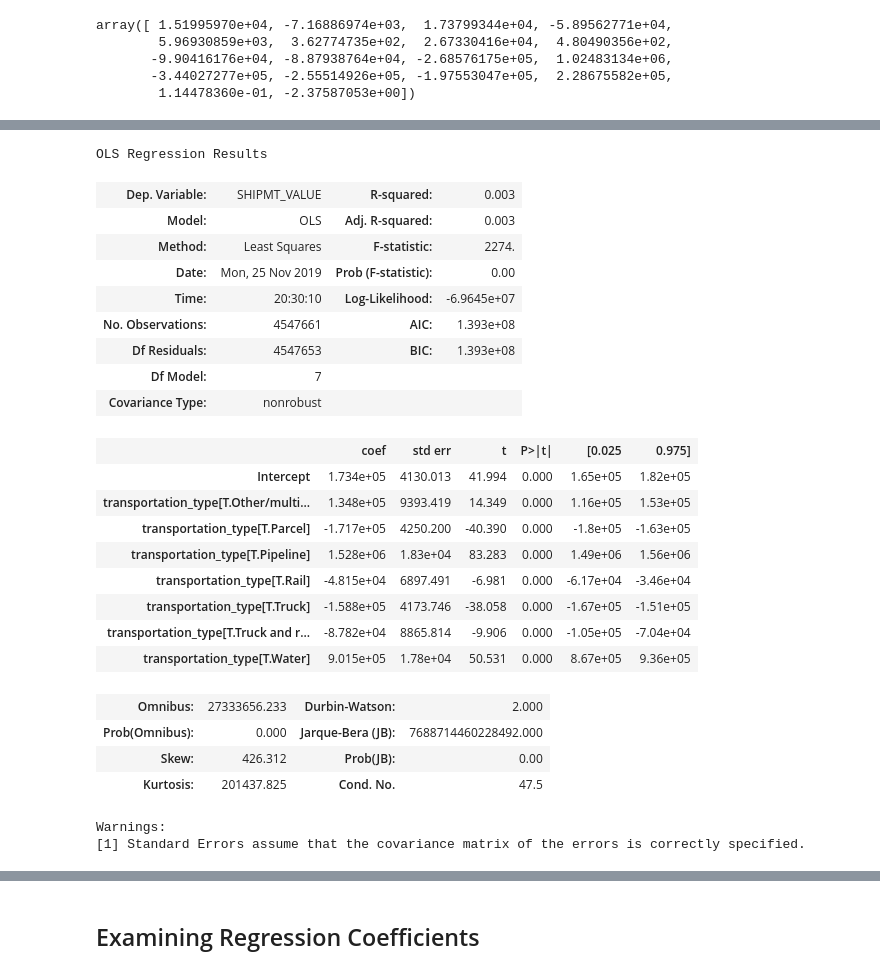
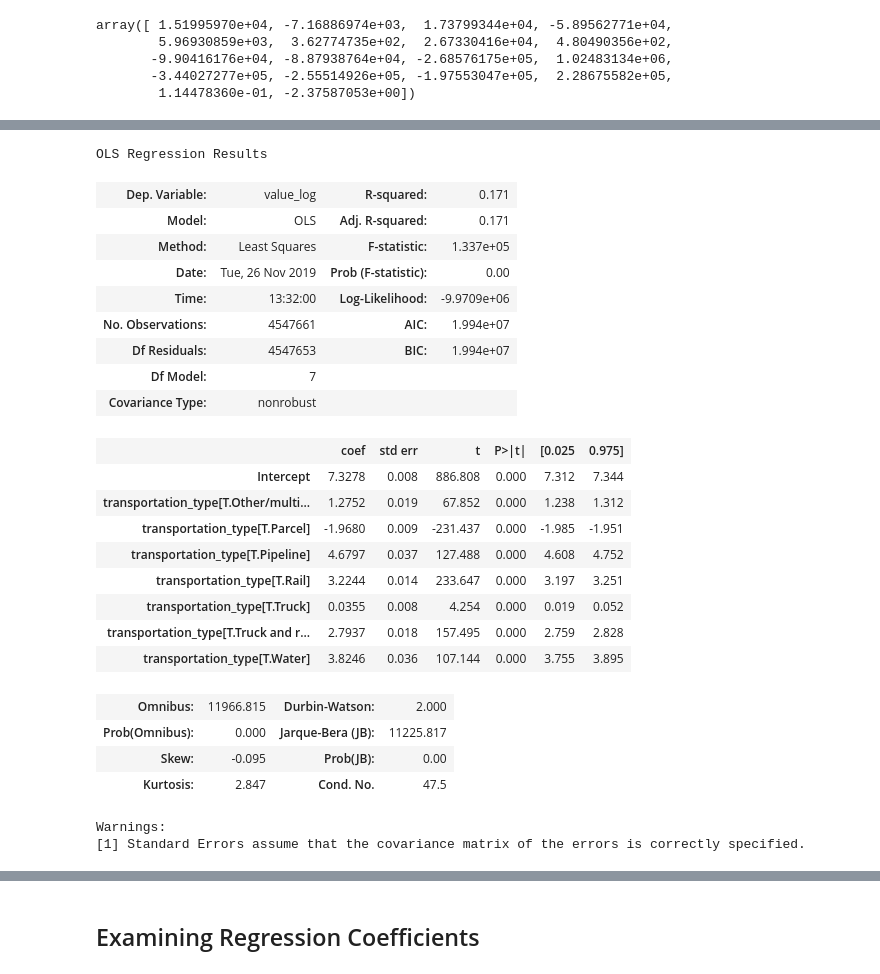
Before and after one commit to michaeleby1/commodity-flow-survey-regression, a Jupyter notebook: wip_michael.ipynb, the cells around one changed output, grey strips where cells are left out. Drawn from its saved outputs; the diff is of its cells as text; code cells hidden in the pictures.

Commit message:
log transformations on continuous variables, anova on categorical and regression on continuous and categorical

```diff
--- a/wip_michael.ipynb
+++ b/wip_michael.ipynb
@@ -11,5 +16,5 @@ from sklearn.linear_model import Lasso, Ridge, LinearRegression
 # %%
-data = pd.read_csv('cfs_2012_pumf_csv.txt')
-print(data.shape)
+# data = pd.read_csv('cfs_2012_pumf_csv.txt')
+# print(data.shape)
 data.head()
 # %% [output]
@@ -118,3 +152,8 @@ data.groupby('transportation_type').agg({'SHIPMT_VALUE': 'mean'})
 | Truck | 1.459159e+04 |
 | Truck and rail | 8.561352e+04 |
 | Water | 1.074966e+06 |
+# %%
+## log transform shipment value
+
+data['value_log'] = data['SHIPMT_VALUE'].map(lambda x: np.log(x))
+data.groupby('transportation_type').agg({'value_log': 'mean'})
@@ -150,32 +293,34 @@ array([ 1.51995970e+04, -7.16886974e+03,  1.73799344e+04, -5.89562771e+04,
 # %%
+## same anova with log values
+
 from statsmodels.formula.api import ols
 import statsmodels.api as sm
-# why can we use ols in this case?
-anova = ols('SHIPMT_VALUE~transportation_type',data=data).fit()
+
+anova = ols('value_log~transportation_type',data=data).fit()
 anova.summary()
 # %% [output]
 OLS Regression Results
-| Dep. Variable: | SHIPMT_VALUE | R-squared: | 0.003 |
-| Model: | OLS | Adj. R-squared: | 0.003 |
-| Method: | Least Squares | F-statistic: | 2274. |
-| Date: | Mon, 25 Nov 2019 | Prob (F-statistic): | 0.00 |
-| Time: | 20:30:10 | Log-Likelihood: | -6.9645e+07 |
-| No. Observations: | 4547661 | AIC: | 1.393e+08 |
-| Df Residuals: | 4547653 | BIC: | 1.393e+08 |
+| Dep. Variable: | value_log | R-squared: | 0.171 |
+| Model: | OLS | Adj. R-squared: | 0.171 |
+| Method: | Least Squares | F-statistic: | 1.337e+05 |
+| Date: | Tue, 26 Nov 2019 | Prob (F-statistic): | 0.00 |
+| Time: | 13:32:00 | Log-Likelihood: | -9.9709e+06 |
+| No. Observations: | 4547661 | AIC: | 1.994e+07 |
+| Df Residuals: | 4547653 | BIC: | 1.994e+07 |
 | Df Model: | 7 |  |  |
 | Covariance Type: | nonrobust |  |  |
 |  | coef | std err | t | P>|t| | [0.025 | 0.975] |
-| Intercept | 1.734e+05 | 4130.013 | 41.994 | 0.000 | 1.65e+05 | 1.82e+05 |
-| transportation_type[T.Other/multi... | 1.348e+05 | 9393.419 | 14.349 | 0.000 | 1.16e+05 | 1.53e+05 |
-| transportation_type[T.Parcel] | -1.717e+05 | 4250.200 | -40.390 | 0.000 | -1.8e+05 | -1.63e+05 |
-| transportation_type[T.Pipeline] | 1.528e+06 | 1.83e+04 | 83.283 | 0.000 | 1.49e+06 | 1.56e+06 |
-| transportation_type[T.Rail] | -4.815e+04 | 6897.491 | -6.981 | 0.000 | -6.17e+04 | -3.46e+04 |
-| transportation_type[T.Truck] | -1.588e+05 | 4173.746 | -38.058 | 0.000 | -1.67e+05 | -1.51e+05 |
-| transportation_type[T.Truck and r... | -8.782e+04 | 8865.814 | -9.906 | 0.000 | -1.05e+05 | -7.04e+04 |
-| transportation_type[T.Water] | 9.015e+05 | 1.78e+04 | 50.531 | 0.000 | 8.67e+05 | 9.36e+05 |
+| Intercept | 7.3278 | 0.008 | 886.808 | 0.000 | 7.312 | 7.344 |
+| transportation_type[T.Other/multi... | 1.2752 | 0.019 | 67.852 | 0.000 | 1.238 | 1.312 |
+| transportation_type[T.Parcel] | -1.9680 | 0.009 | -231.437 | 0.000 | -1.985 | -1.951 |
+| transportation_type[T.Pipeline] | 4.6797 | 0.037 | 127.488 | 0.000 | 4.608 | 4.752 |
+| transportation_type[T.Rail] | 3.2244 | 0.014 | 233.647 | 0.000 | 3.197 | 3.251 |
+| transportation_type[T.Truck] | 0.0355 | 0.008 | 4.254 | 0.000 | 0.019 | 0.052 |
+| transportation_type[T.Truck and r... | 2.7937 | 0.018 | 157.495 | 0.000 | 2.759 | 2.828 |
+| transportation_type[T.Water] | 3.8246 | 0.036 | 107.144 | 0.000 | 3.755 | 3.895 |
-| Omnibus: | 27333656.233 | Durbin-Watson: | 2.000 |
-| Prob(Omnibus): | 0.000 | Jarque-Bera (JB): | 7688714460228492.000 |
-| Skew: | 426.312 | Prob(JB): | 0.00 |
-| Kurtosis: | 201437.825 | Cond. No. | 47.5 |
+| Omnibus: | 11966.815 | Durbin-Watson: | 2.000 |
+| Prob(Omnibus): | 0.000 | Jarque-Bera (JB): | 11225.817 |
+| Skew: | -0.095 | Prob(JB): | 0.00 |
+| Kurtosis: | 2.847 | Cond. No. | 47.5 |
 Warnings:
 [1] Standard Errors assume that the covariance matrix of the errors is correctly specified.
```
Also changed, not shown: parts of 29 cells of this notebook.
